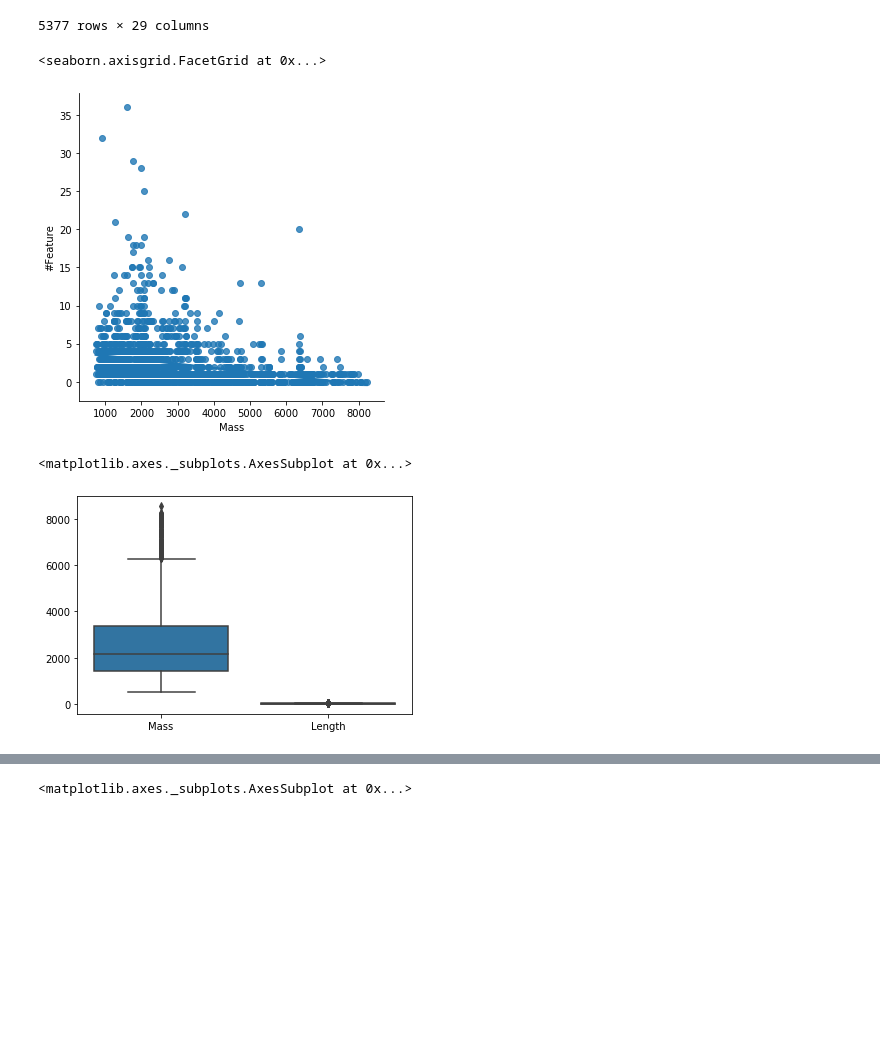
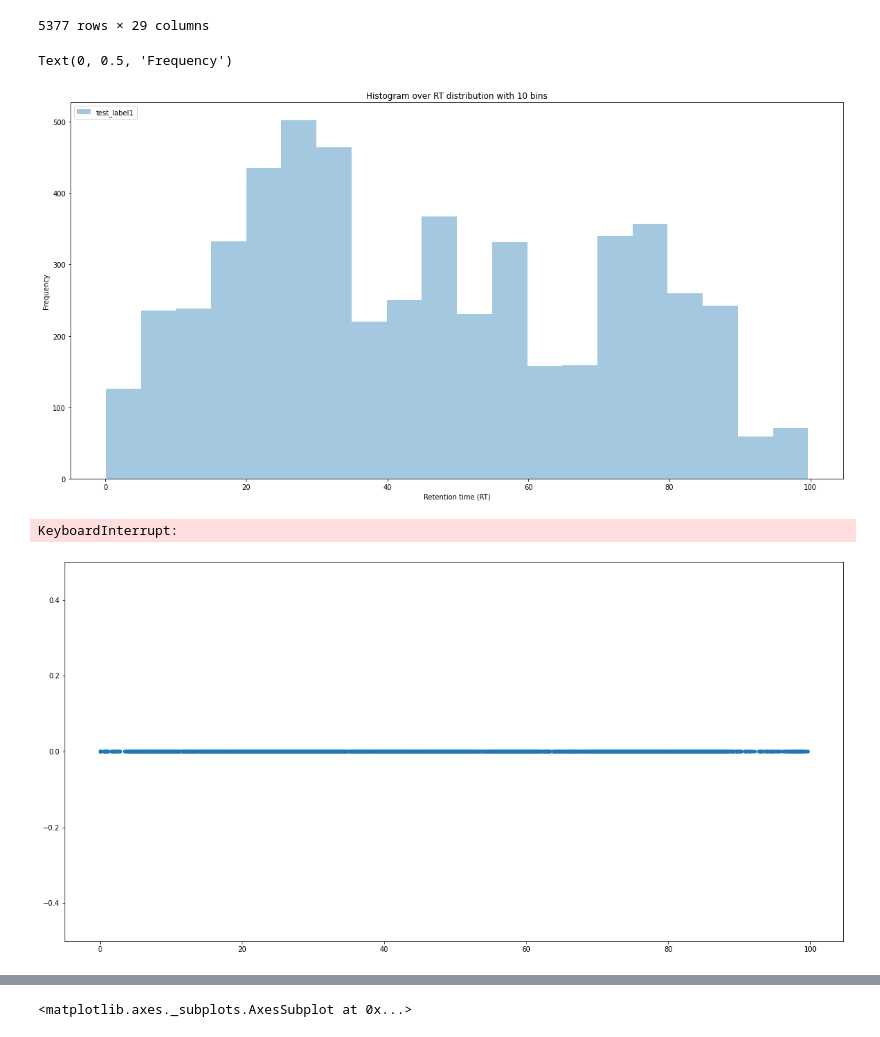
Before and after one commit to Munklinde96/Data_Visualization, a Jupyter notebook: tst_data_viz.ipynb, the cells around one changed output, grey strips where cells are left out. Cells and saved outputs as stored; diff of their text form; code cells hidden in the pictures; blank space fills up the shorter version.

```diff
--- a/tst_data_viz.ipynb
+++ b/tst_data_viz.ipynb
@@ -1,7 +1,8 @@
 # %%
 import pandas as pd
 
-path = r"C:\Users\chris\Documents\7. Semester\Data Visualization\UHT milk P036.csv"
+path = r"UHT milk P036.csv"
+
 df = pd.read_csv(path)
 df
 # %% [output]
@@ -18,18 +19,35 @@ df
 | 5375 | 91 | 130 | A5D9D1 | G.S(-18.01)GIYAPHSP.K | Y | 24.64 | 909.4344 | 9 | 10.1 | ... |
 | 5376 | 83 | 145 | F1N1K8 | D.QSDEEGC(-33.99)PVC(+57.02)SASQ(... | Y | 24.54 | 1609.6202 | 15 | 12.8 | ... |
 5377 rows × 29 columns
-# %%
-import seaborn as sns
-from matplotlib import pyplot as plt
-
-
-sns.lmplot(y="#Feature", x='Mass', data=df[:2000])
-# %% [output]
-<seaborn.axisgrid.FacetGrid at 0x...>
-[figure, removed]
-# %%
-df_mass_len = df[["Mass", "Length"]]
-sns.boxplot(data=df_mass_len)
-# %% [output]
-<matplotlib.axes._subplots.AxesSubplot at 0x...>
-[figure, removed]
+# %%
+import seaborn as sns
+from matplotlib import pyplot as plt
+
+# Distribution Plot (a.k.a. Histogram)
+plt.figure(figsize=(20,10))
+#sns.distplot(df['RT'], kde=False, hist_kws={"rwidth":0.75,'edgecolor':'black', 'alpha':1.0})
+sns.distplot(df['RT'], kde=False)
+(n, bins) = np.histogram(df['RT'])
+plt.title(f"Histogram over RT distribution with {len(n)} bins")
+plt.legend(loc="upper left", labels=['test_label1','test_label2'])
+plt.xlabel('Retention time (RT)')
+plt.ylabel('Frequency')
+
+# plt.ylabel('RT')
+# ls_RT = df['RT'].to_numpy()
+# plt.plot(ls_RT)
+# plt.show()
+
+#sns.lmplot(x=ls_RT)
+
+#sns.lmplot(y="#Feature", x='Mass', data=df[:2000])
+# %% [output]
+Text(0, 0.5, 'Frequency')
+[figure, added]
+# %%
+# Count Plot (a.k.a. Bar Plot)
+plt.figure(figsize=(20,10))
+sns.swarmplot(x='RT', data=df)
+# %% [output]
+KeyboardInterrupt:
+[figure, added]
```
Also changed, not shown: parts of 6 cells of this notebook.
